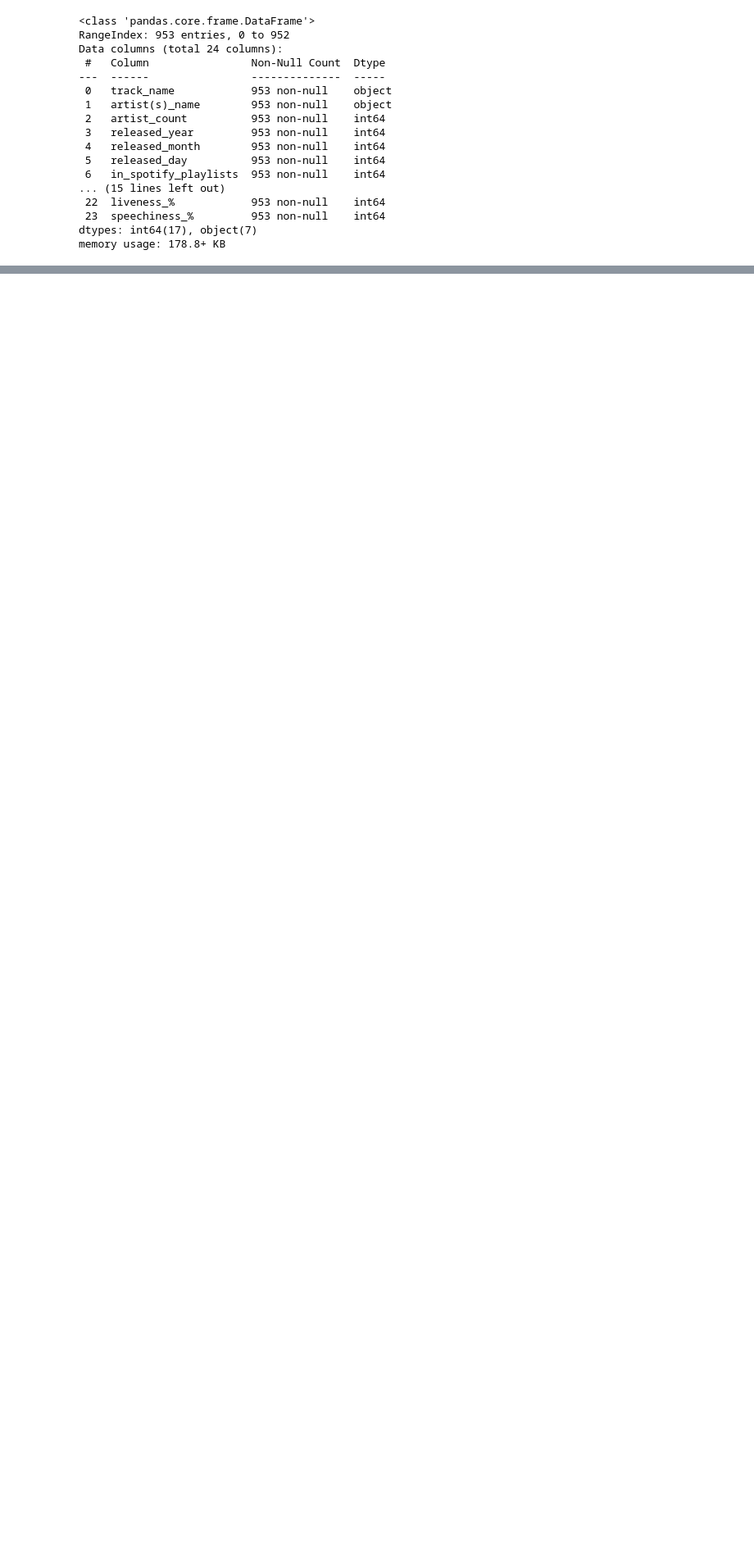
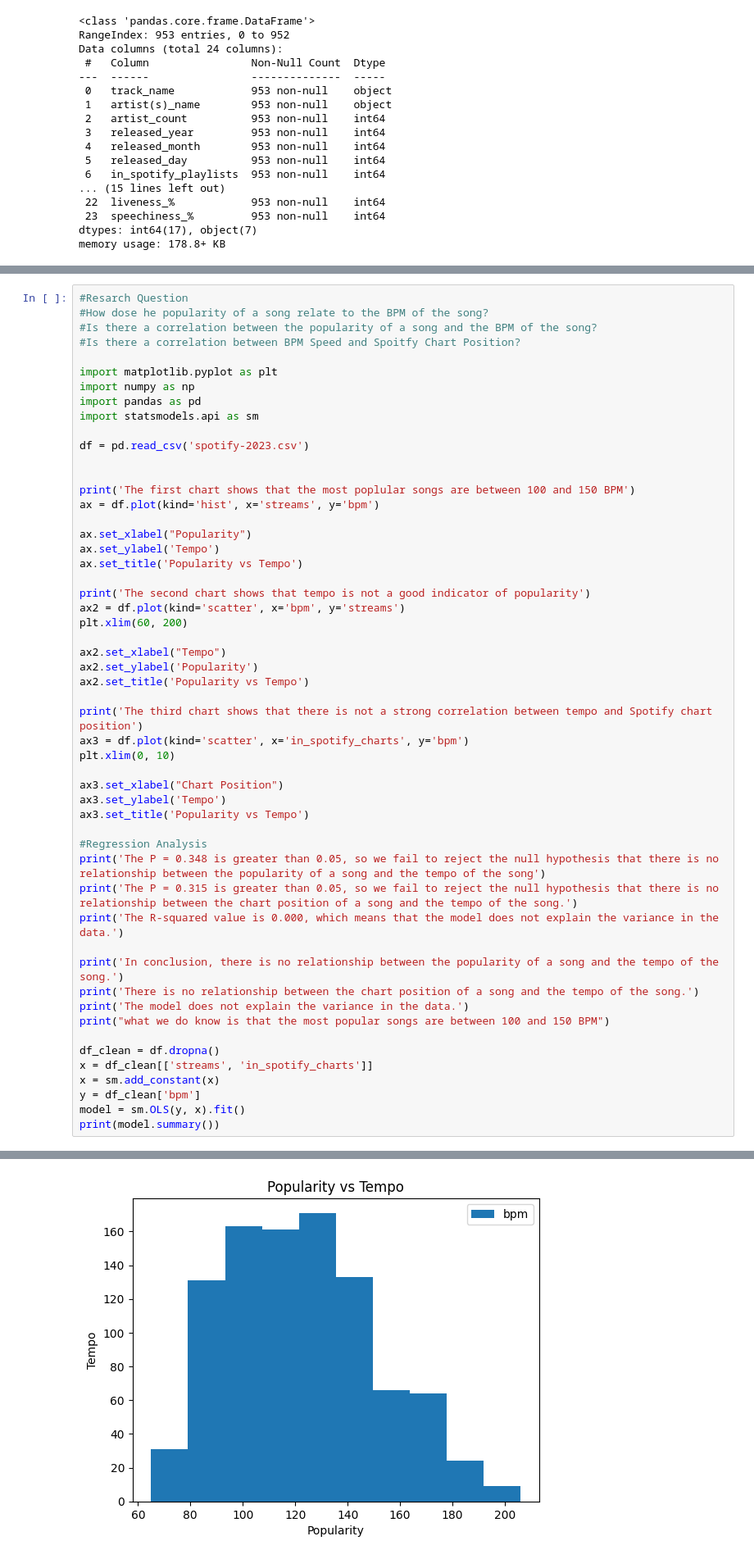
Before and after one commit to eaplatt3/Project-1, a Jupyter notebook: Main.ipynb, the cells around one changed output, grey strips where cells are left out. Shown at 82% size. Saved outputs shown, nothing was run; the diff lists cells and outputs as text; blank space fills up the shorter version.

```diff
--- a/Main.ipynb
+++ b/Main.ipynb
@@ -45,0 +123,54 @@ df['released_year'] = df['released_year'].astype(str).astype('category')
+# %%
+#Resarch Question
+#How dose he popularity of a song relate to the BPM of the song?
+#Is there a correlation between the popularity of a song and the BPM of the song?
+#Is there a correlation between BPM Speed and Spoitfy Chart Position?
+
+import matplotlib.pyplot as plt
+import numpy as np
+import pandas as pd
+import statsmodels.api as sm
+
+df = pd.read_csv('spotify-2023.csv')
+
+
+print('The first chart shows that the most poplular songs are between 100 and 150 BPM')
+ax = df.plot(kind='hist', x='streams', y='bpm')
+
+ax.set_xlabel("Popularity")
+ax.set_ylabel('Tempo')
+ax.set_title('Popularity vs Tempo')
+
+print('The second chart shows that tempo is not a good indicator of popularity')
+ax2 = df.plot(kind='scatter', x='bpm', y='streams')
+plt.xlim(60, 200)
+
+ax2.set_xlabel("Tempo")
+ax2.set_ylabel('Popularity')
+ax2.set_title('Popularity vs Tempo')
+
+print('The third chart shows that there is not a strong correlation between tempo and Spotify chart position')
+ax3 = df.plot(kind='scatter', x='in_spotify_charts', y='bpm')
+plt.xlim(0, 10)
+
+ax3.set_xlabel("Chart Position")
+ax3.set_ylabel('Tempo')
+ax3.set_title('Popularity vs Tempo')
+
+#Regression Analysis
+print('The P = 0.348 is greater than 0.05, so we fail to reject the null hypothesis that there is no relationship between the popularity of a song and the tempo of the song')
+print('The P = 0.315 is greater than 0.05, so we fail to reject the null hypothesis that there is no relationship between the chart position of a song and the tempo of the song.')
+print('The R-squared value is 0.000, which means that the model does not explain the variance in the data.')
+
+print('In conclusion, there is no relationship between the popularity of a song and the tempo of the song.')
+print('There is no relationship between the chart position of a song and the tempo of the song.')
+print('The model does not explain the variance in the data.')
+print("what we do know is that the most popular songs are between 100 and 150 BPM")
+
+df_clean = df.dropna()
+x = df_clean[['streams', 'in_spotify_charts']]
+x = sm.add_constant(x)
+y = df_clean['bpm']
+model = sm.OLS(y, x).fit()
+print(model.summary())
+# %% [output]
@@ -45,0 +194 @@ df['released_year'] = df['released_year'].astype(str).astype('category')
+[figure, added]
```
Also changed, not shown: parts of 7 cells of this notebook, 1 other file.
